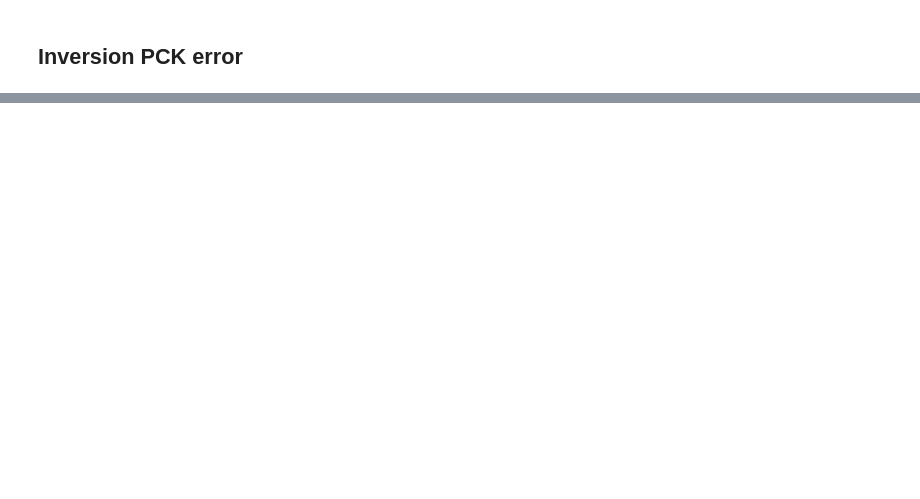
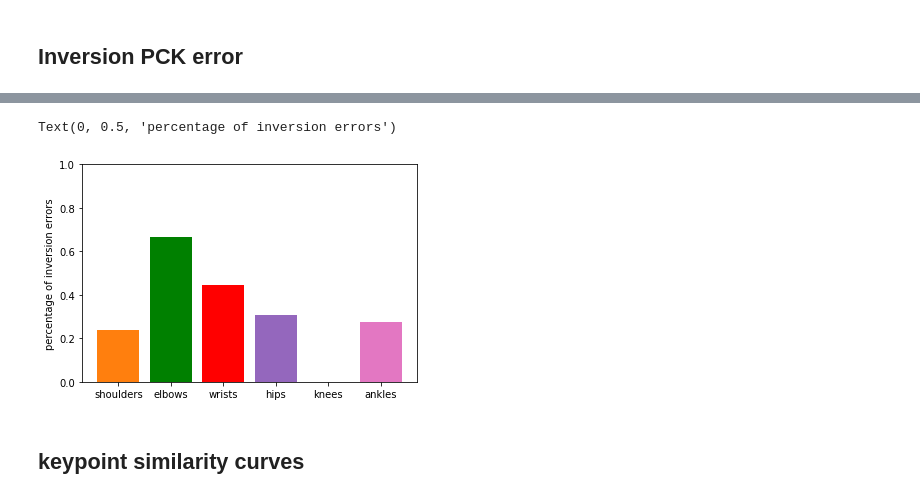
Before and after one commit to agvdndor/Swimming-Stroke-Rate-Analysis, a Jupyter notebook: lib/analysis/pck.ipynb, the cells around one changed output, grey strips where cells are left out. Cells and saved outputs as stored; diff of their text form; code cells hidden in the pictures; blank space fills up the shorter version.

```diff
--- a/lib/analysis/pck.ipynb
+++ b/lib/analysis/pck.ipynb
@@ -257,0 +143,10 @@ for joint in range(11,13,2):
+# %%
+inversion_02 = [inversion_joint[4] for inversion_joint in inversion_error_merged]
+plt.bar([x for x in range(0, len(joint_groups))], inversion_02, tick_label=joint_groups, color=['#ff7f0e', 'g', 'red', '#9467bd', '#6c564b', '#e377c2'])
+plt.ylim((0.0, 1.0))
+plt.ylabel('percentage of inversion errors')
+# %% [output]
+Text(0, 0.5, 'percentage of inversion errors')
+[figure, added]
+# %% [markdown]
+## keypoint similarity curves
```
Also changed, not shown: parts of 11 cells of this notebook.
